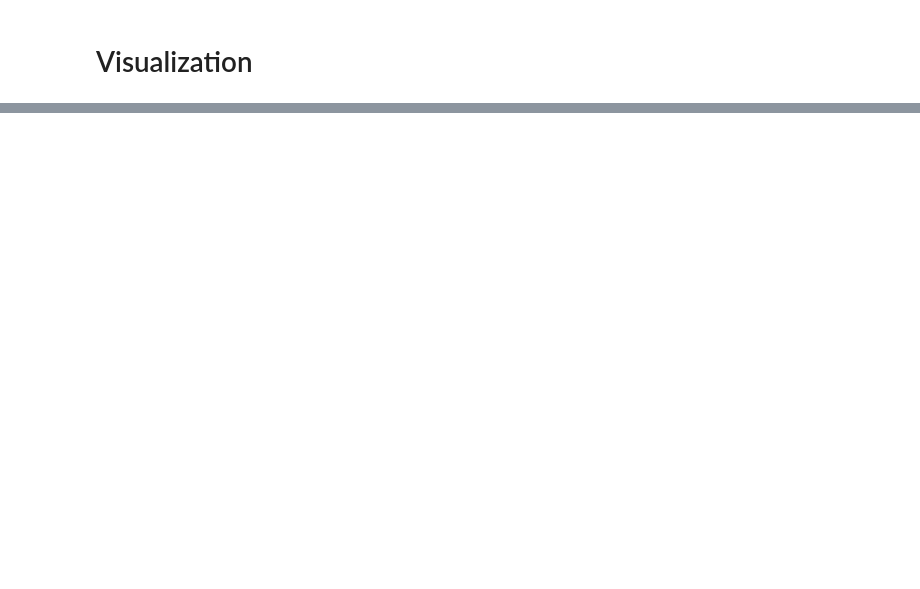
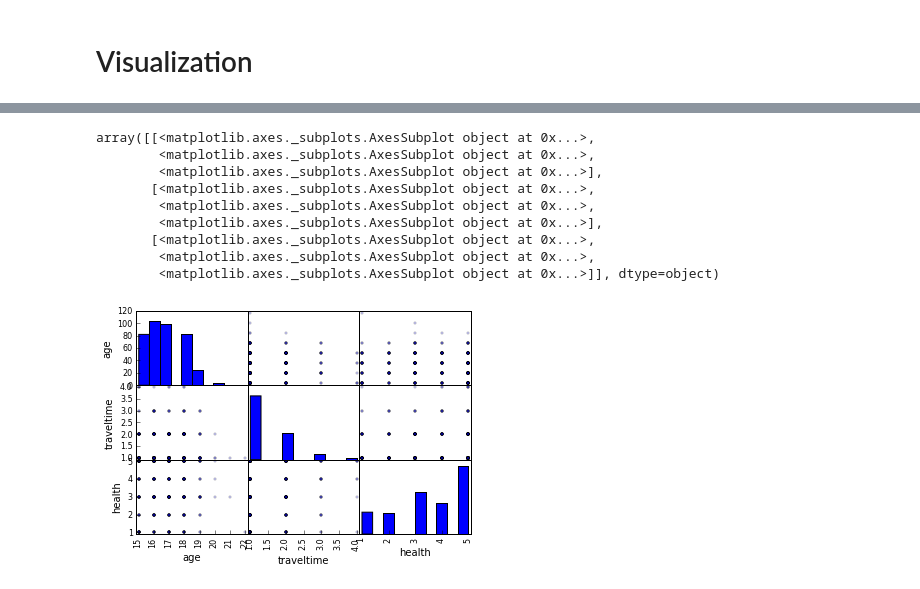
Before and after one commit to wandarinca/Python_Data, a Jupyter notebook: Students.ipynb, the cells around one changed output, grey strips where cells are left out. Cells and saved outputs as stored; diff of their text form; code cells hidden in the pictures; blank space fills up the shorter version.

```diff
--- a/Students.ipynb
+++ b/Students.ipynb
@@ -80,2 +148,14 @@ Edades en el dataset:  [18 17 15 16 19 22 20 21]
 # %%
 from pandas.tools.plotting import scatter_matrix
+scatter_matrix(subset, alpha=0.2,  diagonal='hist')
+# %% [output]
+array([[<matplotlib.axes._subplots.AxesSubplot object at 0x...>,
+        <matplotlib.axes._subplots.AxesSubplot object at 0x...>,
+        <matplotlib.axes._subplots.AxesSubplot object at 0x...>],
+       [<matplotlib.axes._subplots.AxesSubplot object at 0x...>,
+        <matplotlib.axes._subplots.AxesSubplot object at 0x...>,
+        <matplotlib.axes._subplots.AxesSubplot object at 0x...>],
+       [<matplotlib.axes._subplots.AxesSubplot object at 0x...>,
+        <matplotlib.axes._subplots.AxesSubplot object at 0x...>,
+        <matplotlib.axes._subplots.AxesSubplot object at 0x...>]], dtype=object)
+[figure, added]
```
Also changed, not shown: parts of 19 cells of this notebook.
